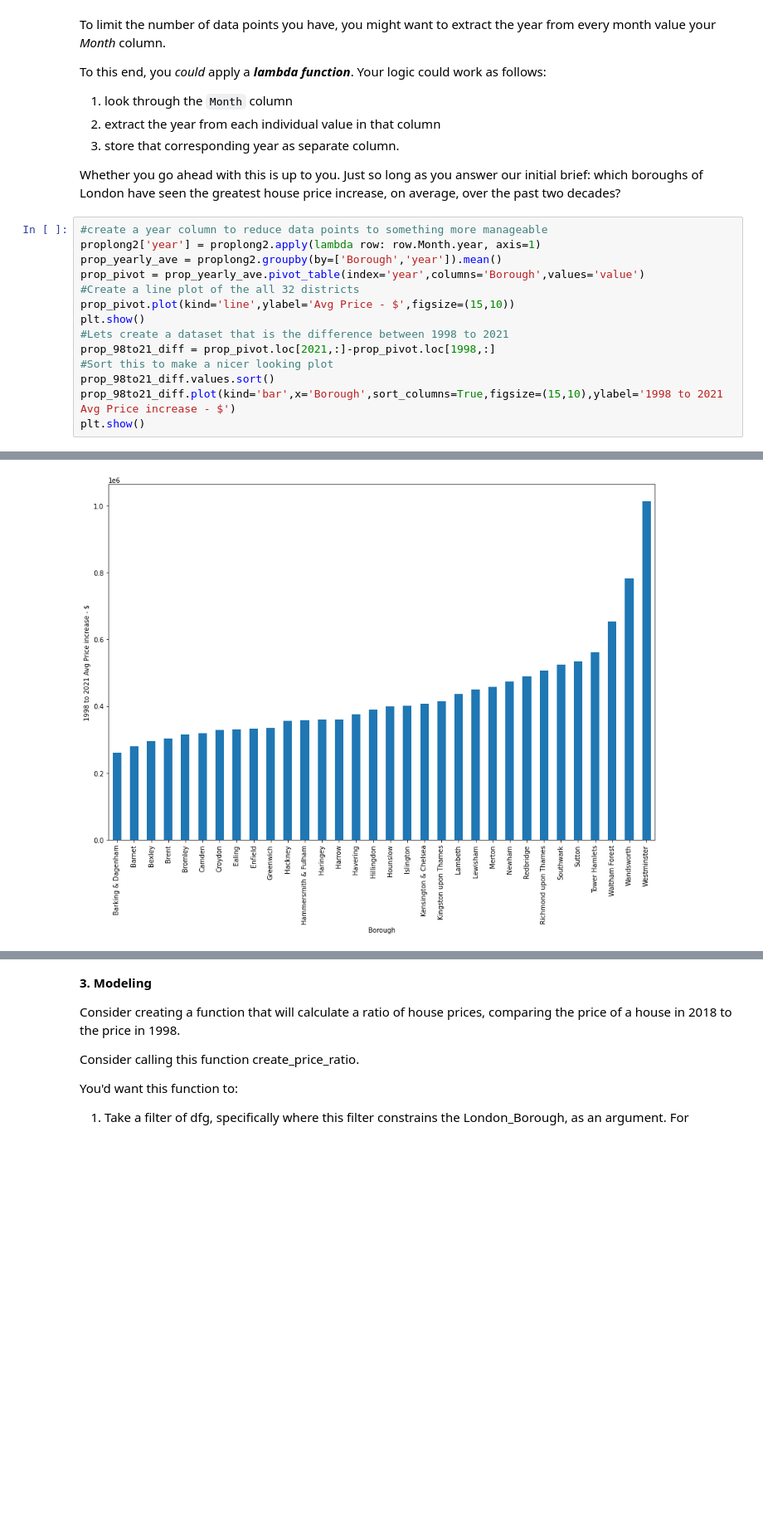
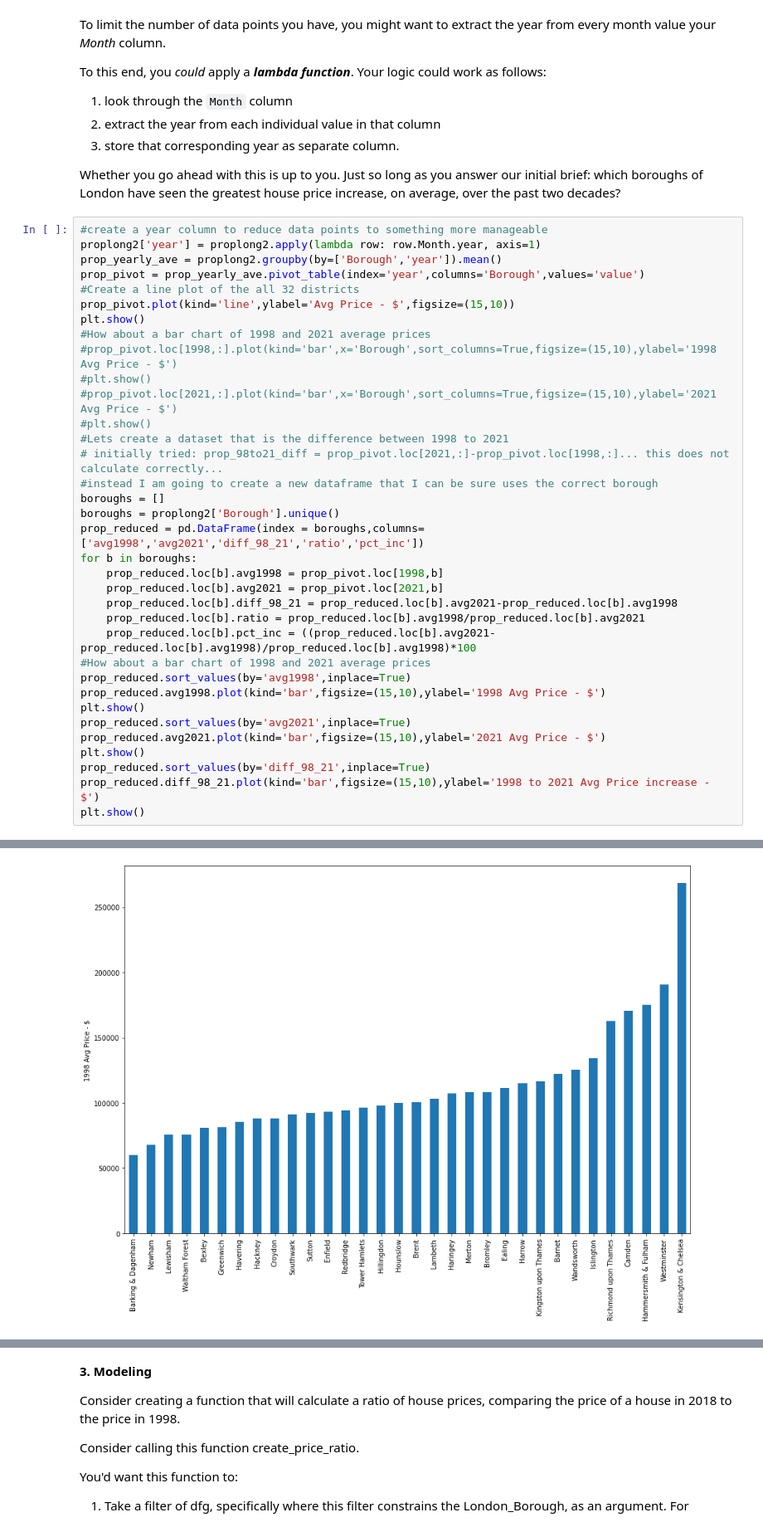
Before and after one commit to K-Wolfe-hub/Springboard, a Jupyter notebook: Unit_4_Challenge_Tier3/Unit 4 Challenge - Tier 3.ipynb, the cells around one changed output, grey strips where cells are left out. Shown at 83% size. Saved outputs shown, nothing was run; the diff lists cells and outputs as text; blank space fills up the shorter version.

Commit message:
Corrected issue where I was not retaining index in sorting

```diff
--- a/Unit_4_Challenge_Tier3/Unit 4 Challenge - Tier 3.ipynb
+++ b/Unit_4_Challenge_Tier3/Unit 4 Challenge - Tier 3.ipynb
@@ -232,17 +232,38 @@ Whether you go ahead with this is up to you. Just so long as you answer our init
 # %%
 #create a year column to reduce data points to something more manageable
 proplong2['year'] = proplong2.apply(lambda row: row.Month.year, axis=1)
 prop_yearly_ave = proplong2.groupby(by=['Borough','year']).mean()
 prop_pivot = prop_yearly_ave.pivot_table(index='year',columns='Borough',values='value')
 #Create a line plot of the all 32 districts
 prop_pivot.plot(kind='line',ylabel='Avg Price - $',figsize=(15,10))
 plt.show()
+#How about a bar chart of 1998 and 2021 average prices
+#prop_pivot.loc[1998,:].plot(kind='bar',x='Borough',sort_columns=True,figsize=(15,10),ylabel='1998 Avg Price - $')
+#plt.show()
+#prop_pivot.loc[2021,:].plot(kind='bar',x='Borough',sort_columns=True,figsize=(15,10),ylabel='2021 Avg Price - $')
+#plt.show()
 #Lets create a dataset that is the difference between 1998 to 2021
-prop_98to21_diff = prop_pivot.loc[2021,:]-prop_pivot.loc[1998,:]
-#Sort this to make a nicer looking plot
-prop_98to21_diff.values.sort()
-prop_98to21_diff.plot(kind='bar',x='Borough',sort_columns=True,figsize=(15,10),ylabel='1998 to 2021 Avg Price increase - $')
+# initially tried: prop_98to21_diff = prop_pivot.loc[2021,:]-prop_pivot.loc[1998,:]... this does not calculate correctly...
+#instead I am going to create a new dataframe that I can be sure uses the correct borough
+boroughs = []
+boroughs = proplong2['Borough'].unique()
+prop_reduced = pd.DataFrame(index = boroughs,columns=['avg1998','avg2021','diff_98_21','ratio','pct_inc'])
+for b in boroughs:
+    prop_reduced.loc[b].avg1998 = prop_pivot.loc[1998,b]
+    prop_reduced.loc[b].avg2021 = prop_pivot.loc[2021,b]
+    prop_reduced.loc[b].diff_98_21 = prop_reduced.loc[b].avg2021-prop_reduced.loc[b].avg1998
+    prop_reduced.loc[b].ratio = prop_reduced.loc[b].avg1998/prop_reduced.loc[b].avg2021
+    prop_reduced.loc[b].pct_inc = ((prop_reduced.loc[b].avg2021-prop_reduced.loc[b].avg1998)/prop_reduced.loc[b].avg1998)*100
+#How about a bar chart of 1998 and 2021 average prices
+prop_reduced.sort_values(by='avg1998',inplace=True)
+prop_reduced.avg1998.plot(kind='bar',figsize=(15,10),ylabel='1998 Avg Price - $')
 plt.show()
+prop_reduced.sort_values(by='avg2021',inplace=True)
+prop_reduced.avg2021.plot(kind='bar',figsize=(15,10),ylabel='2021 Avg Price - $')
+plt.show()
+prop_reduced.sort_values(by='diff_98_21',inplace=True)
+prop_reduced.diff_98_21.plot(kind='bar',figsize=(15,10),ylabel='1998 to 2021 Avg Price increase - $')
+plt.show()
 # %% [output]
 [figure]
-[figure, old version]
+[figure, new version]
```
Also changed, not shown: parts of 6 cells of this notebook.
